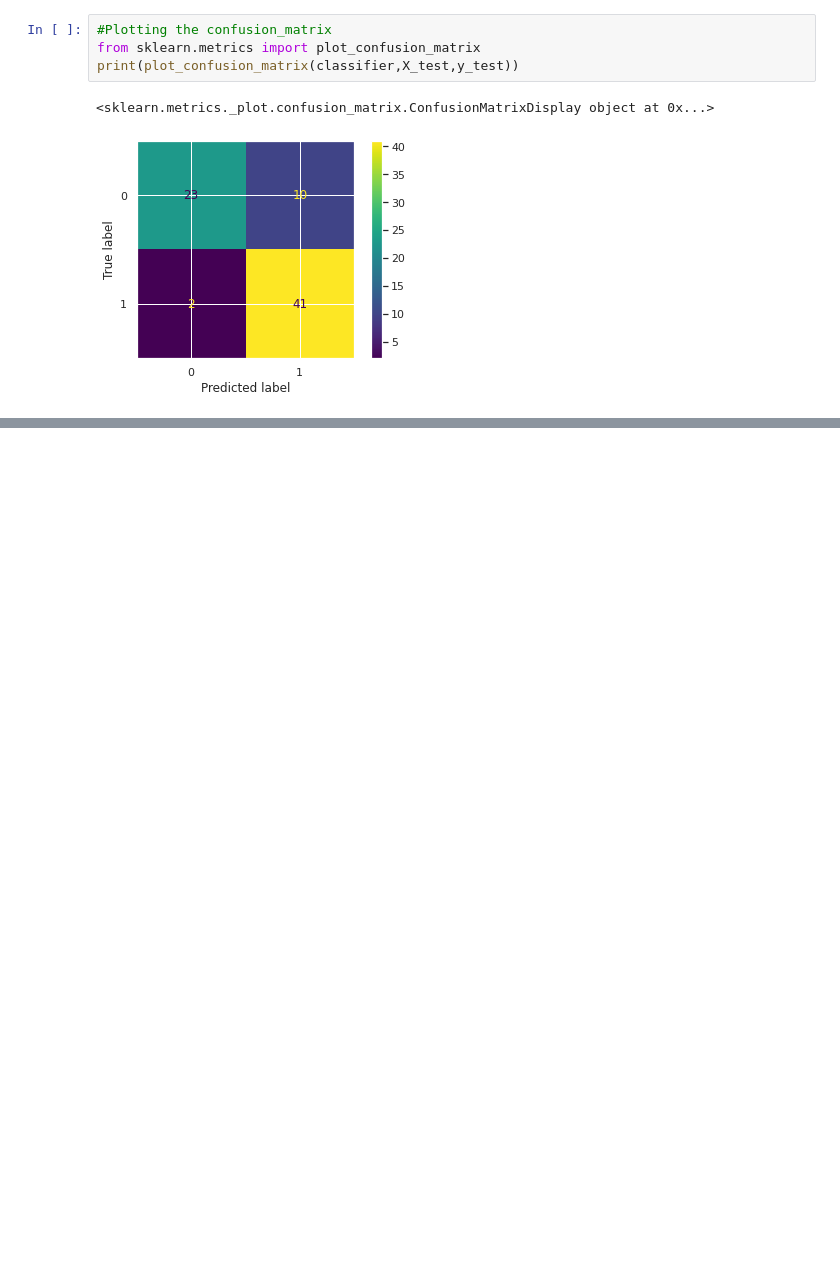
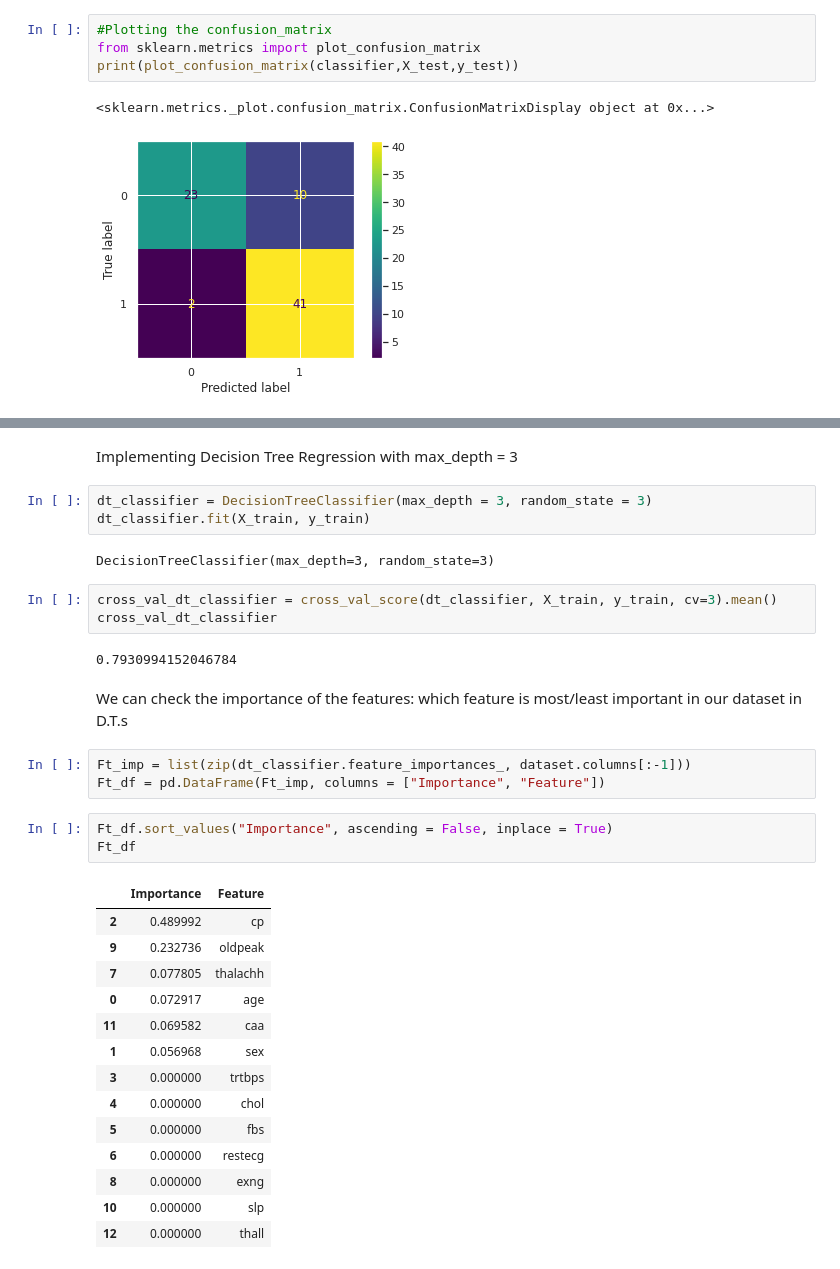
Before and after one commit to AbhijeetKD20/Guvi-Assignments, a Jupyter notebook: Heart_diseases_01.ipynb, the cells around one changed output, grey strips where cells are left out. Cells and saved outputs as stored; diff of their text form; blank space fills up the shorter version.

```diff
--- a/Heart_diseases_01.ipynb
+++ b/Heart_diseases_01.ipynb
@@ -508,0 +545,35 @@ print(plot_confusion_matrix(classifier,X_test,y_test))
+# %% [markdown]
+Implementing Decision Tree Regression with max_depth = 3
+# %%
+dt_classifier = DecisionTreeClassifier(max_depth = 3, random_state = 3)
+dt_classifier.fit(X_train, y_train)
+# %% [output]
+DecisionTreeClassifier(max_depth=3, random_state=3)
+# %%
+cross_val_dt_classifier = cross_val_score(dt_classifier, X_train, y_train, cv=3).mean()
+cross_val_dt_classifier
+# %% [output]
+0.7930994152046784
+# %% [markdown]
+We can check the importance of the features: which feature is most/least important in our dataset in D.T.s
+# %%
+Ft_imp = list(zip(dt_classifier.feature_importances_, dataset.columns[:-1]))
+Ft_df = pd.DataFrame(Ft_imp, columns = ["Importance", "Feature"])
+# %%
+Ft_df.sort_values("Importance", ascending = False, inplace = True)
+Ft_df
+# %% [output]
+|  | Importance | Feature |
+| 2 | 0.489992 | cp |
+| 9 | 0.232736 | oldpeak |
+| 7 | 0.077805 | thalachh |
+| 0 | 0.072917 | age |
+| 11 | 0.069582 | caa |
+| 1 | 0.056968 | sex |
+| 3 | 0.000000 | trtbps |
+| 4 | 0.000000 | chol |
+| 5 | 0.000000 | fbs |
+| 6 | 0.000000 | restecg |
+| 8 | 0.000000 | exng |
+| 10 | 0.000000 | slp |
+| 12 | 0.000000 | thall |
```
Also changed, not shown: parts of 6 cells of this notebook.
